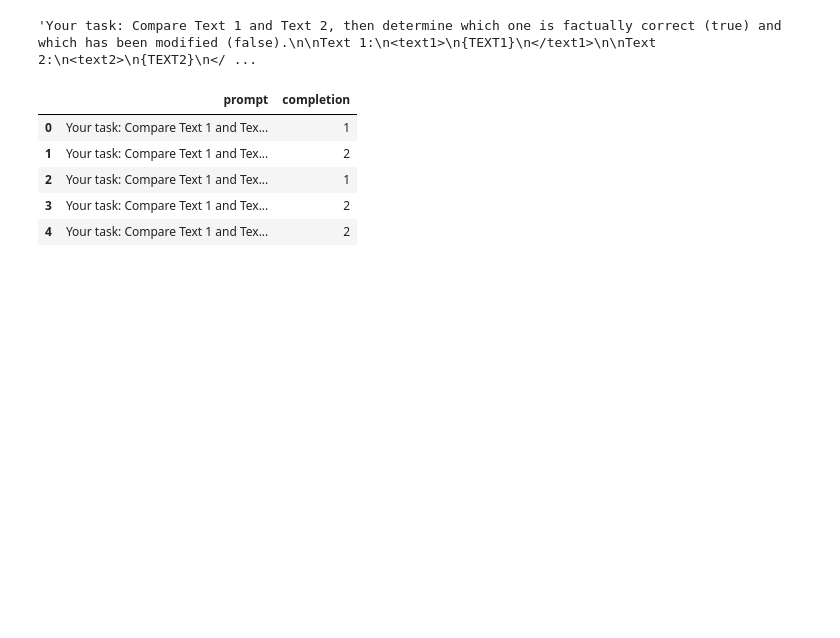
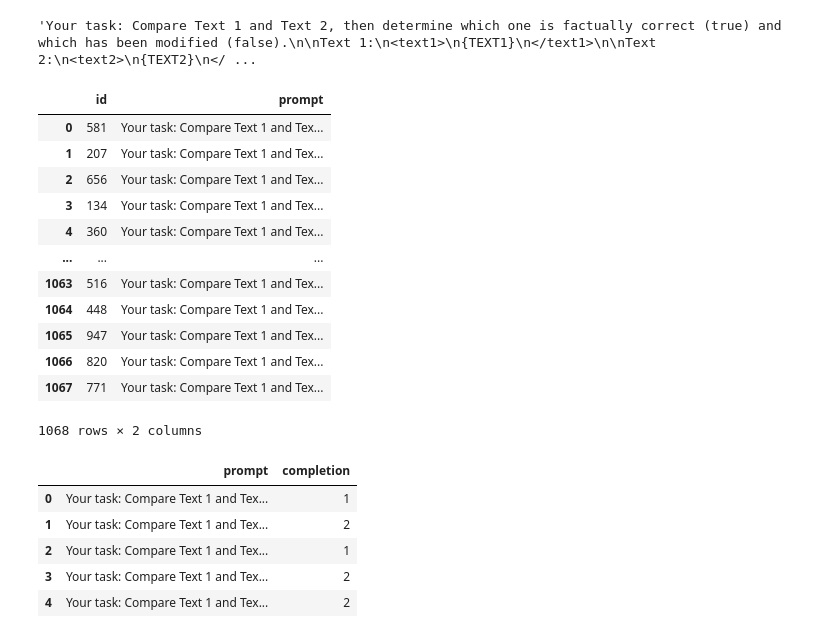
Before and after one commit to zhangdw156/fake-or-real, a Jupyter notebook: research.ipynb, the cells around one changed output. Saved outputs shown, nothing was run; the diff lists cells and outputs as text; code cells hidden in the pictures; blank space fills up the shorter version.

```diff
--- a/research.ipynb
+++ b/research.ipynb
@@ -33,6 +33,7 @@ for path in os.listdir(test_dir):
                 # print(filename,int(article_path.split('_')[-1]))
                 with open(os.path.join(article_path,filename),'r') as f:
                     test_data.loc[int(article_path.split('_')[-1]),filename.split('.')[0]]=f.read()
+                    test_data.loc[int(article_path.split('_')[-1]),'id']=int(article_path.split('_')[-1])
 test_data.to_json('data/test.json',orient='records',lines=True)
 # %% [markdown]
 ## 准备构造微调数据集
@@ -59,6 +68,30 @@ train_data=train_data.rename(columns={'real_text_id':'completion'})
 train_data['completion']=train_data['completion'].astype(str)
 train_data=train_data[['prompt','completion']]
 train_data.to_json('data/train_processed.json',orient='records',lines=True)
+# %%
+## 测试集
+test_data=pd.read_json('data/test.json',orient='record',lines=True)
+# %%
+test_data['prompt'] = test_data.apply(lambda row: sys_prompt.format(TEXT1=row['file_1'],TEXT2=row['file_2']), axis=1)
+test_data=test_data[['id','prompt']]
+test_data.sort_values(by='id', inplace=True)
+test_data.to_csv('data/test_processed.csv',header=True,index=False)
+# %%
+test_data
+# %% [output]
+|  | id | prompt |
+| 0 | 581 | Your task: Compare Text 1 and Tex... |
+| 1 | 207 | Your task: Compare Text 1 and Tex... |
+| 2 | 656 | Your task: Compare Text 1 and Tex... |
+| 3 | 134 | Your task: Compare Text 1 and Tex... |
+| 4 | 360 | Your task: Compare Text 1 and Tex... |
+| ... | ... | ... |
+| 1063 | 516 | Your task: Compare Text 1 and Tex... |
+| 1064 | 448 | Your task: Compare Text 1 and Tex... |
+| 1065 | 947 | Your task: Compare Text 1 and Tex... |
+| 1066 | 820 | Your task: Compare Text 1 and Tex... |
+| 1067 | 771 | Your task: Compare Text 1 and Tex... |
+1068 rows × 2 columns
 # %%
 train_data.head()
 # %% [output]
```
Also changed, not shown: parts of 40 cells of this notebook, 30 other files.
